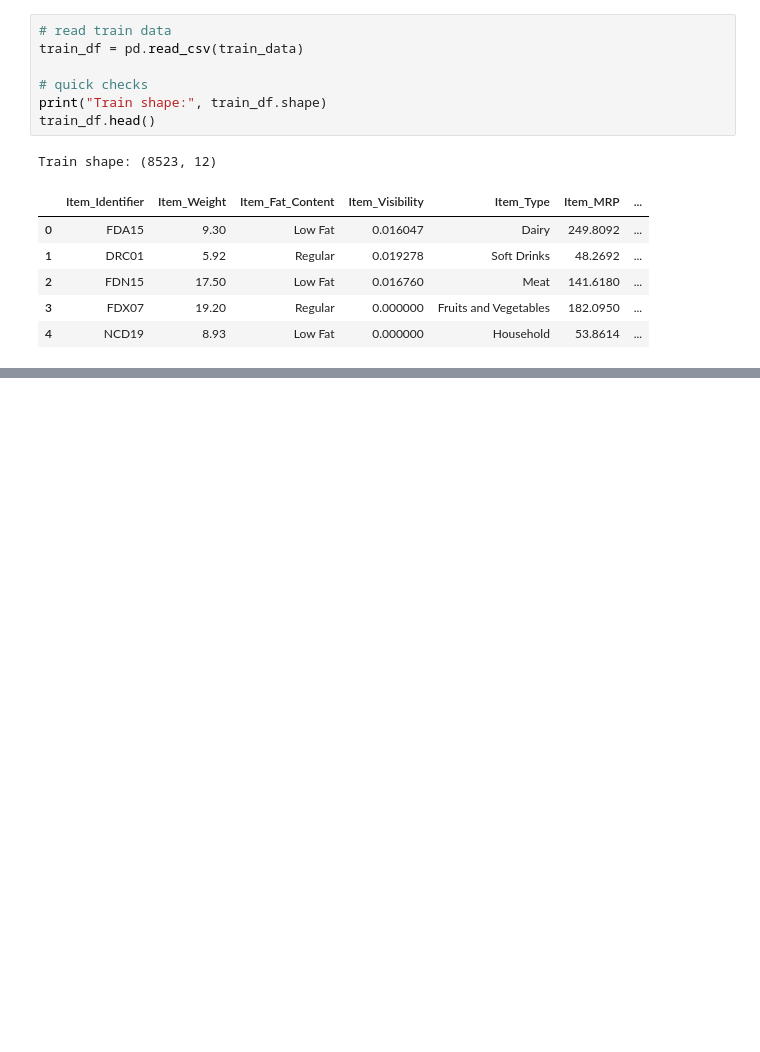
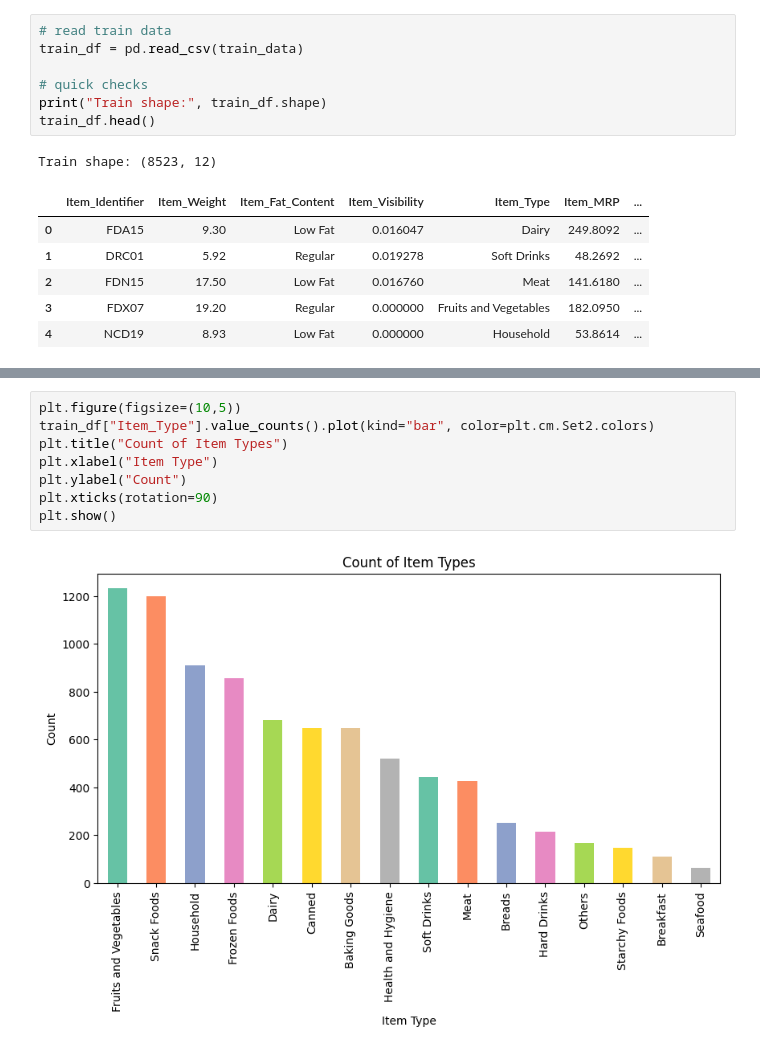
Before and after one commit to zeyad-mohvme-d/Machine-Learning, a Jupyter notebook: Notebook/BigMart_Sales_Data.ipynb, the cells around one changed output, grey strips where cells are left out. Saved outputs shown, nothing was run; the diff lists cells and outputs as text; blank space fills up the shorter version.

```diff
--- a/Notebook/BigMart_Sales_Data.ipynb
+++ b/Notebook/BigMart_Sales_Data.ipynb
@@ -36,0 +136,10 @@ Train shape: (8523, 12)
+# %%
+plt.figure(figsize=(10,5))
+train_df["Item_Type"].value_counts().plot(kind="bar", color=plt.cm.Set2.colors)
+plt.title("Count of Item Types")
+plt.xlabel("Item Type")
+plt.ylabel("Count")
+plt.xticks(rotation=90)
+plt.show()
+# %% [output]
+[figure, added]
```
Also changed, not shown: parts of 45 cells of this notebook.
